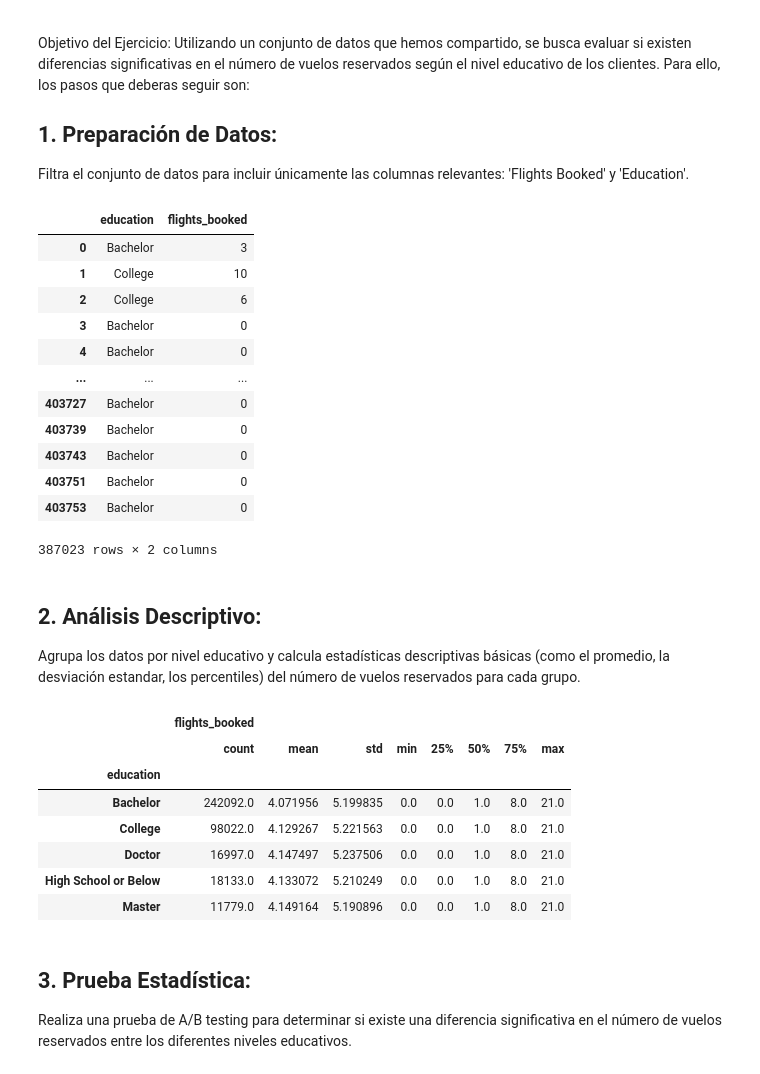
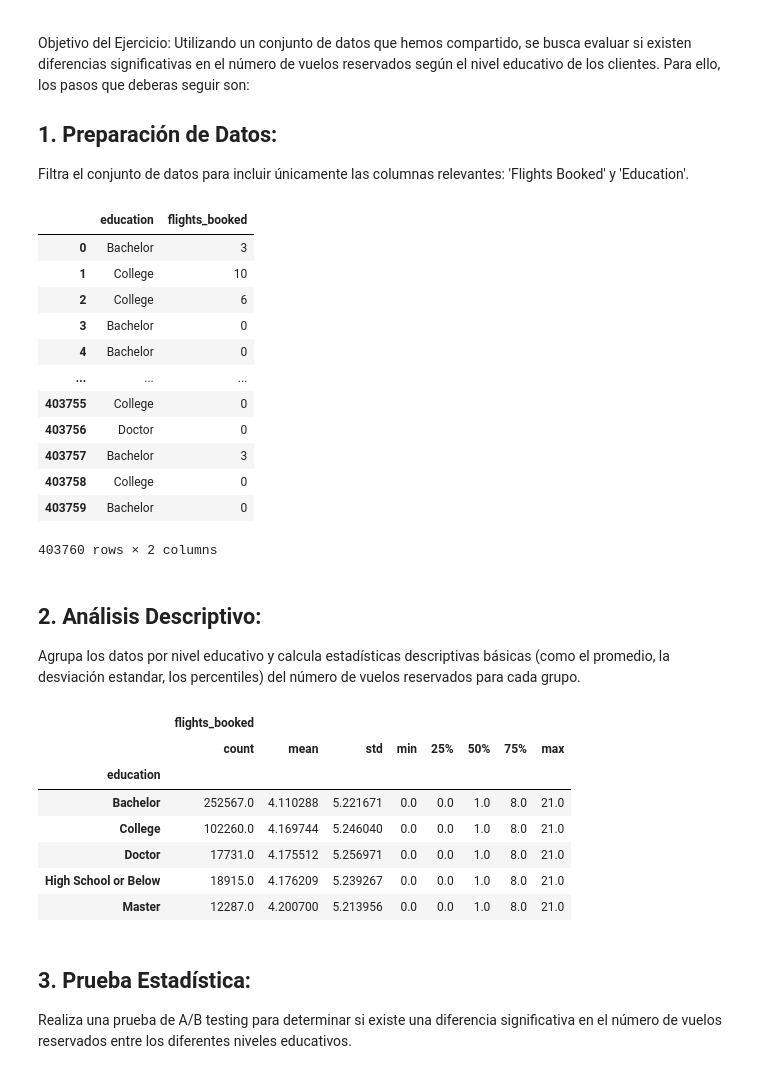
Before and after one commit to Adalab/bda-modulo-3-evaluacion-final-inesaag, a Jupyter notebook: evaluacion.ipynb, the cells around one changed output. Drawn from its saved outputs; the diff is of its cells as text; code cells hidden in the pictures.

```diff
--- a/evaluacion.ipynb
+++ b/evaluacion.ipynb
@@ -731,22 +731,22 @@ reservados según el nivel educativo de los clientes. Para ello, los pasos que d
 ## 1. Preparación de Datos:
 Filtra el conjunto de datos para incluir únicamente las columnas relevantes: 'Flights Booked' y 'Education'.
 # %%
-df_ed = df_completo[df_completo['loyalty_number'].duplicated(keep='last')][['education','flights_booked']]
+df_ed = df_completo[['education','flights_booked']]
 df_ed
 # %% [output]
 |  | education | flights_booked |
 | 0 | Bachelor | 3 |
 | 1 | College | 10 |
 | 2 | College | 6 |
 | 3 | Bachelor | 0 |
 | 4 | Bachelor | 0 |
 | ... | ... | ... |
-| 403727 | Bachelor | 0 |
-| 403739 | Bachelor | 0 |
-| 403743 | Bachelor | 0 |
-| 403751 | Bachelor | 0 |
-| 403753 | Bachelor | 0 |
+| 403755 | College | 0 |
+| 403756 | Doctor | 0 |
+| 403757 | Bachelor | 3 |
+| 403758 | College | 0 |
+| 403759 | Bachelor | 0 |
-387023 rows × 2 columns
+403760 rows × 2 columns
 # %% [markdown]
 ## 2. Análisis Descriptivo:
 Agrupa los datos por nivel educativo y calcula estadísticas descriptivas básicas (como el promedio, la desviación estandar, los percentiles) del
@@ -758,11 +758,11 @@ df_ed_group
 |  | flights_booked |  |  |  |  |  |  |  |
 |  | count | mean | std | min | 25% | 50% | 75% | max |
 | education |  |  |  |  |  |  |  |  |
-| Bachelor | 242092.0 | 4.071956 | 5.199835 | 0.0 | 0.0 | 1.0 | 8.0 | 21.0 |
-| College | 98022.0 | 4.129267 | 5.221563 | 0.0 | 0.0 | 1.0 | 8.0 | 21.0 |
-| Doctor | 16997.0 | 4.147497 | 5.237506 | 0.0 | 0.0 | 1.0 | 8.0 | 21.0 |
-| High School or Below | 18133.0 | 4.133072 | 5.210249 | 0.0 | 0.0 | 1.0 | 8.0 | 21.0 |
-| Master | 11779.0 | 4.149164 | 5.190896 | 0.0 | 0.0 | 1.0 | 8.0 | 21.0 |
+| Bachelor | 252567.0 | 4.110288 | 5.221671 | 0.0 | 0.0 | 1.0 | 8.0 | 21.0 |
+| College | 102260.0 | 4.169744 | 5.246040 | 0.0 | 0.0 | 1.0 | 8.0 | 21.0 |
+| Doctor | 17731.0 | 4.175512 | 5.256971 | 0.0 | 0.0 | 1.0 | 8.0 | 21.0 |
+| High School or Below | 18915.0 | 4.176209 | 5.239267 | 0.0 | 0.0 | 1.0 | 8.0 | 21.0 |
+| Master | 12287.0 | 4.200700 | 5.213956 | 0.0 | 0.0 | 1.0 | 8.0 | 21.0 |
 # %%
 #parecen muy similares los resultados de todos los grupos
 # %% [markdown]
```
Also changed, not shown: parts of 4 cells of this notebook, 4 other files.
